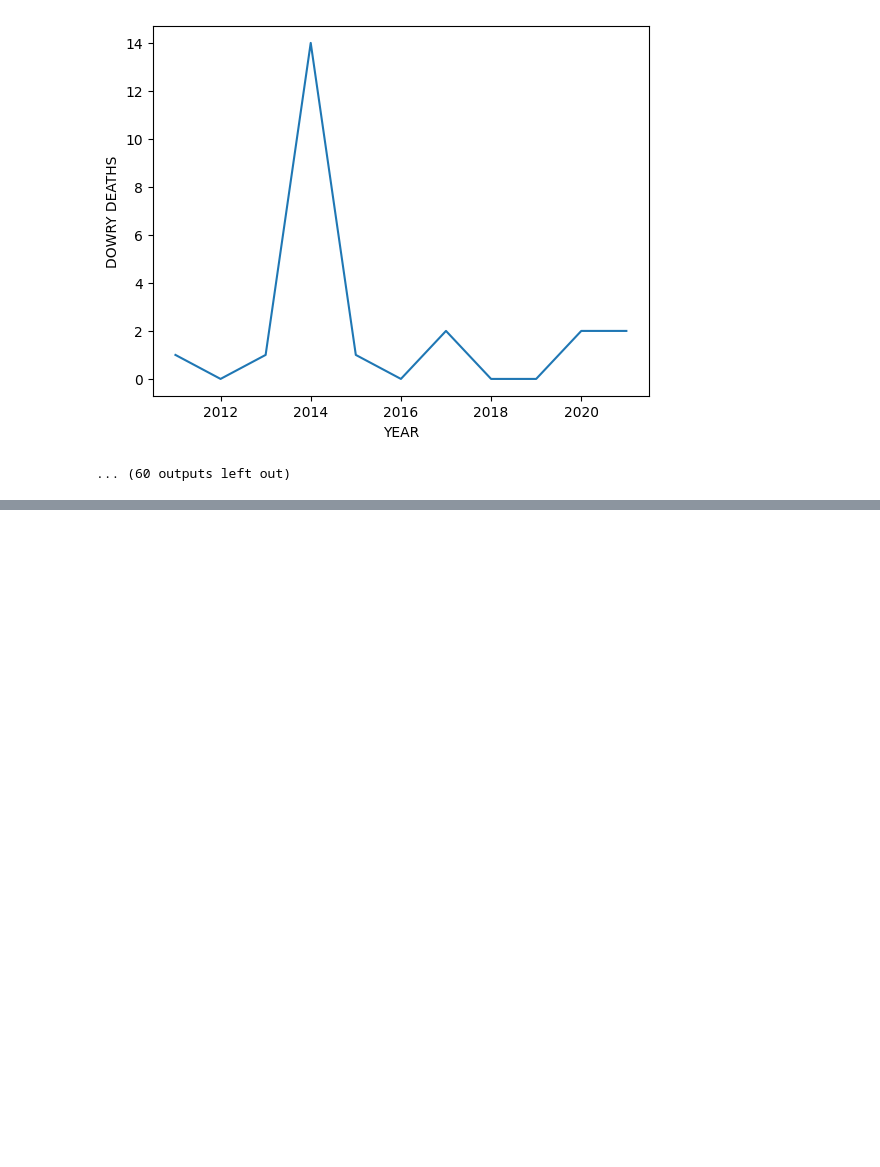
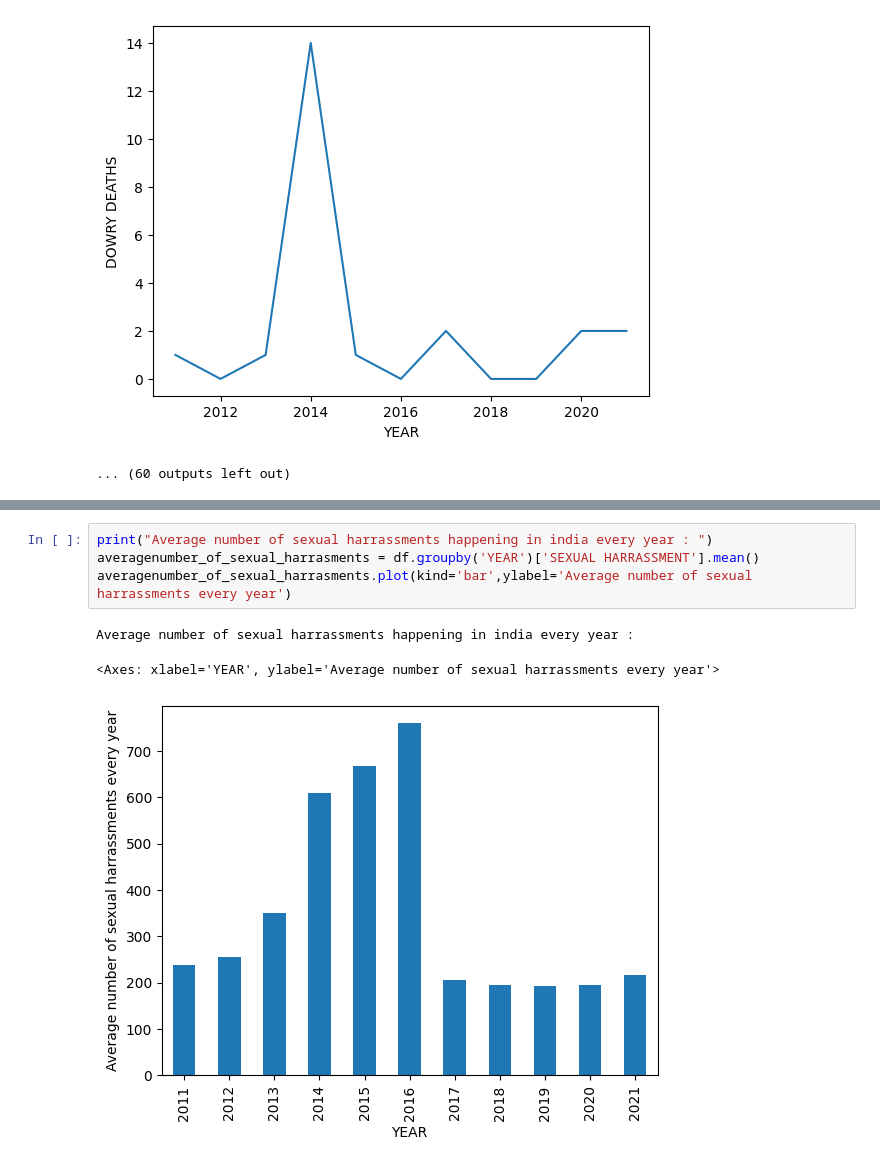
Before and after one commit to akula-sahith/MachineLearning, a Jupyter notebook: DataAnalysis/AnalysisonCrimesonWomen/Analysis.ipynb, the cells around one changed output, grey strips where cells are left out. Drawn from its saved outputs; the diff is of its cells as text; blank space fills up the shorter version.

```diff
--- a/DataAnalysis/AnalysisonCrimesonWomen/Analysis.ipynb
+++ b/DataAnalysis/AnalysisonCrimesonWomen/Analysis.ipynb
@@ -159,0 +193,8 @@ df.head(5)
+# %%
+print("Average number of sexual harrassments happening in india every year : ")
+averagenumber_of_sexual_harrasments = df.groupby('YEAR')['SEXUAL HARRASSMENT'].mean()
+averagenumber_of_sexual_harrasments.plot(kind='bar',ylabel='Average number of sexual harrassments every year')
+# %% [output]
+Average number of sexual harrassments happening in india every year :
+<Axes: xlabel='YEAR', ylabel='Average number of sexual harrassments every year'>
+[figure, added]
```
Also changed, not shown: parts of 4 cells of this notebook, 38 other files.
